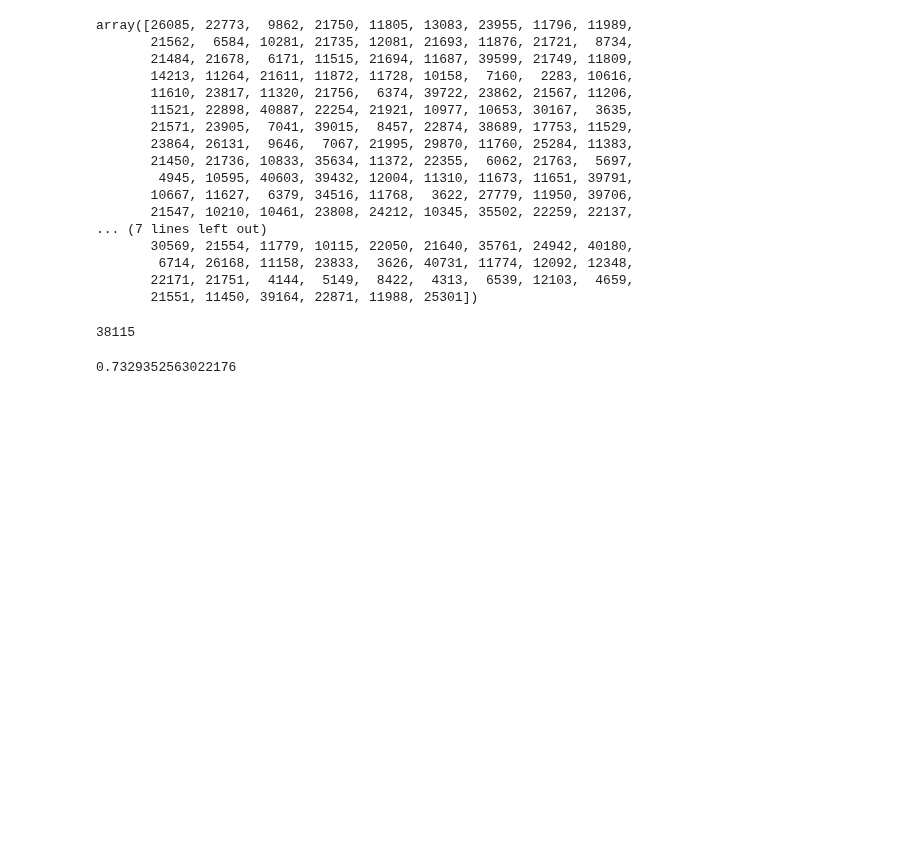
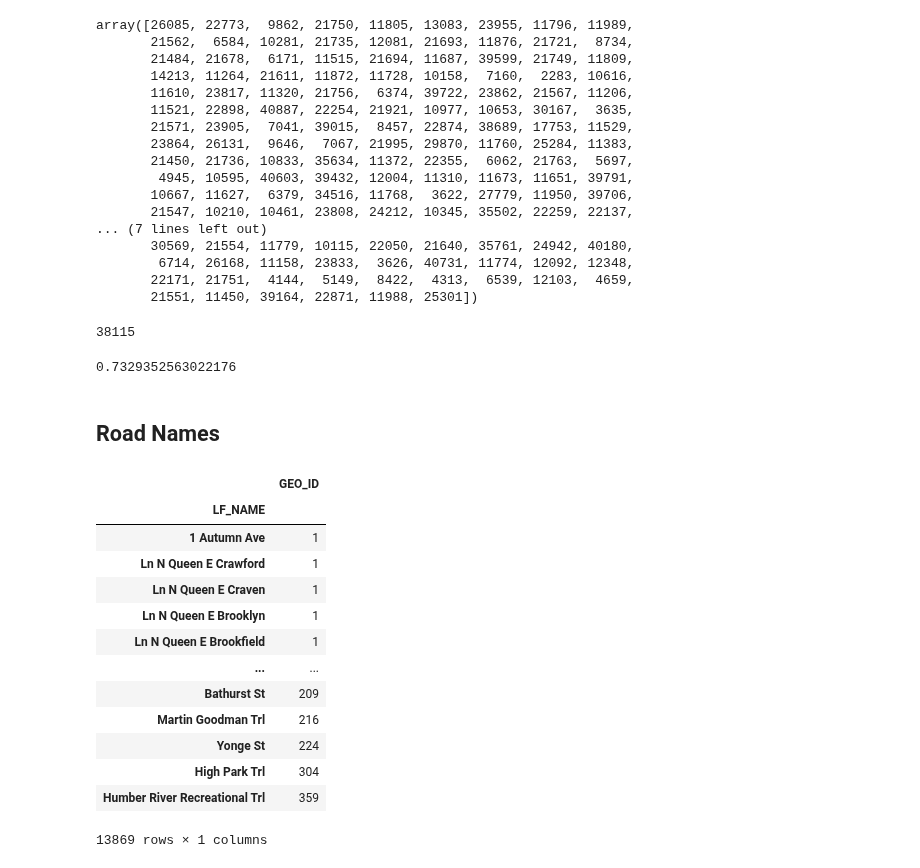
Before and after one commit to lin-bo/AutoLTS, a Jupyter notebook: ML_clf.ipynb, the cells around one changed output. Cells and saved outputs as stored; diff of their text form; code cells hidden in the pictures; blank space fills up the shorter version.

```diff
--- a/ML_clf.ipynb
+++ b/ML_clf.ipynb
@@ -1359,3 +1341,5 @@ speed = np.loadtxt('./data/road/speed_actual_onehot.txt', delimiter=',')
 speed.sum(axis=0).max() / speed.sum(axis=0).sum()
 # %% [output]
 0.7329352563022176
+# %% [markdown]
+## Road Names
@@ -1361,0 +1348,17 @@ speed.sum(axis=0).max() / speed.sum(axis=0).sum()
+# %%
+df_easy_features[['GEO_ID', 'LF_NAME']].groupby('LF_NAME').count().sort_values(by='GEO_ID')
+# %% [output]
+|  | GEO_ID |
+| LF_NAME |  |
+| 1 Autumn Ave | 1 |
+| Ln N Queen E Crawford | 1 |
+| Ln N Queen E Craven | 1 |
+| Ln N Queen E Brooklyn | 1 |
+| Ln N Queen E Brookfield | 1 |
+| ... | ... |
+| Bathurst St | 209 |
+| Martin Goodman Trl | 216 |
+| Yonge St | 224 |
+| High Park Trl | 304 |
+| Humber River Recreational Trl | 359 |
+13869 rows × 1 columns
```
Also changed, not shown: parts of 5 cells of this notebook, 4 other files.
